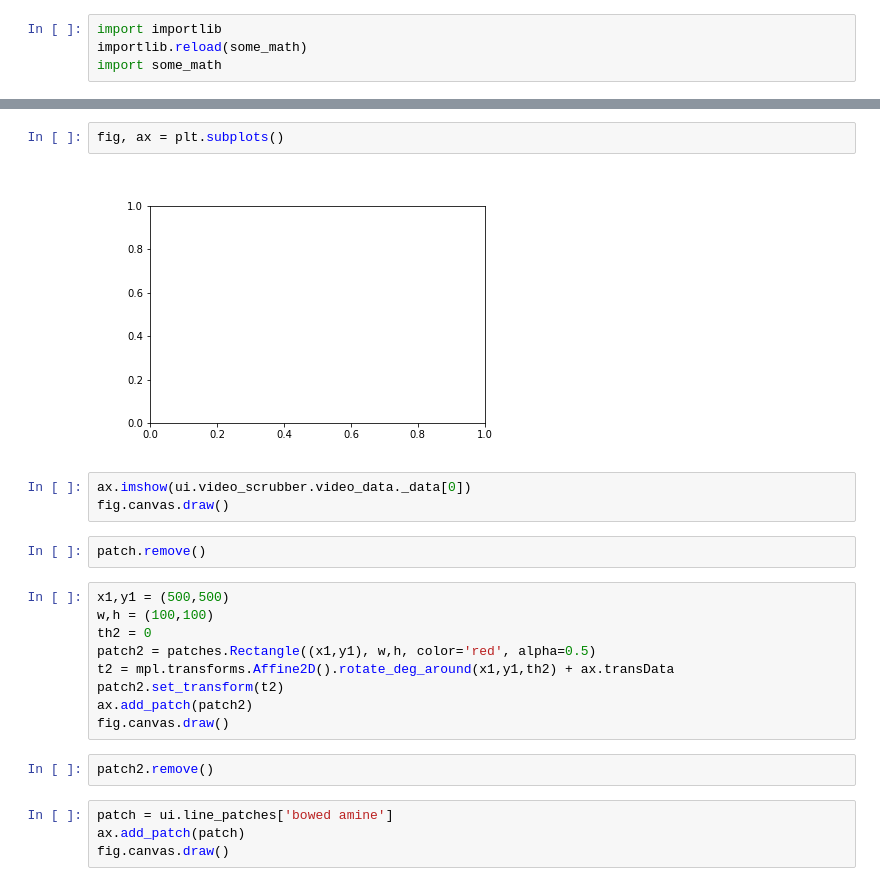
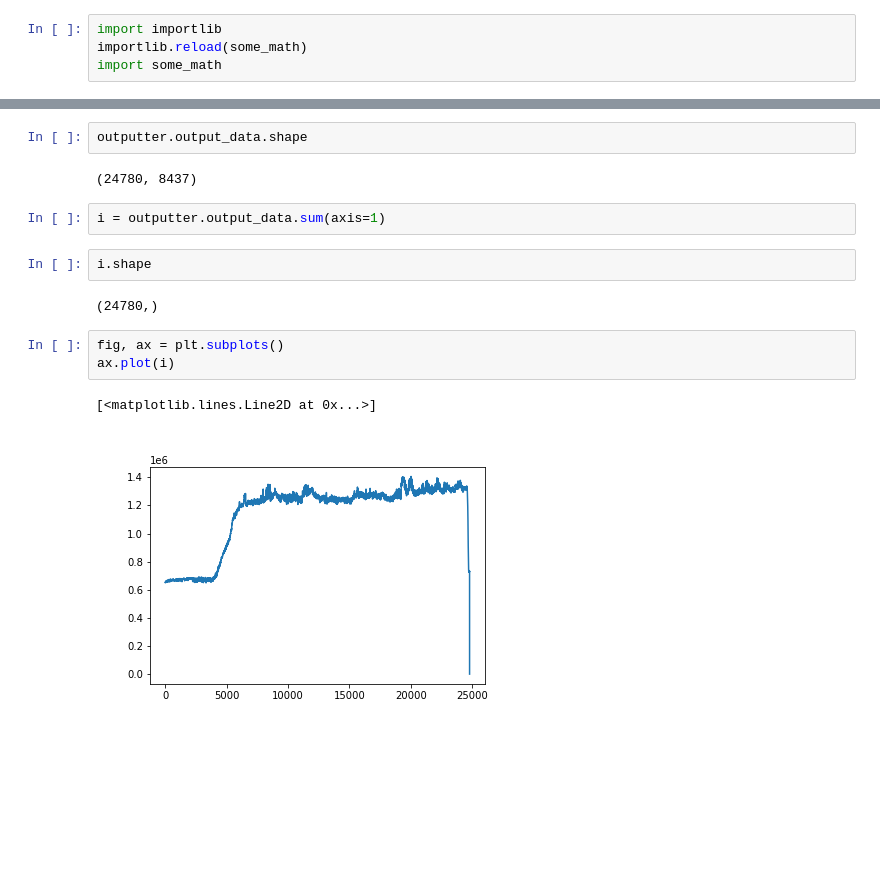
Before and after one commit to TheMartinLab/crystal-video, a Jupyter notebook: draw-on-movie.ipynb, the cells around one changed output, grey strips where cells are left out. Drawn from its saved outputs; the diff is of its cells as text; blank space fills up the shorter version.

```diff
--- a/draw-on-movie.ipynb
+++ b/draw-on-movie.ipynb
@@ -349,24 +396,16 @@ ui.line_patches
+# %%
+outputter.output_data.shape
+# %% [output]
+(24780, 8437)
+# %%
+i = outputter.output_data.sum(axis=1)
+# %%
+i.shape
+# %% [output]
+(24780,)
 # %%
 fig, ax = plt.subplots()
+ax.plot(i)
 # %% [output]
+[<matplotlib.lines.Line2D at 0x...>]
-[figure, old version]
+[figure, new version]
-# %%
-ax.imshow(ui.video_scrubber.video_data._data[0])
-fig.canvas.draw()
-# %%
-patch.remove()
-# %%
-x1,y1 = (500,500)
-w,h = (100,100)
-th2 = 0
-patch2 = patches.Rectangle((x1,y1), w,h, color='red', alpha=0.5)
-t2 = mpl.transforms.Affine2D().rotate_deg_around(x1,y1,th2) + ax.transData
-patch2.set_transform(t2)
-ax.add_patch(patch2)
-fig.canvas.draw()
-# %%
-patch2.remove()
-# %%
-patch = ui.line_patches['bowed amine']
-ax.add_patch(patch)
-fig.canvas.draw()
```
Also changed, not shown: parts of 33 cells of this notebook, 1 other file.
